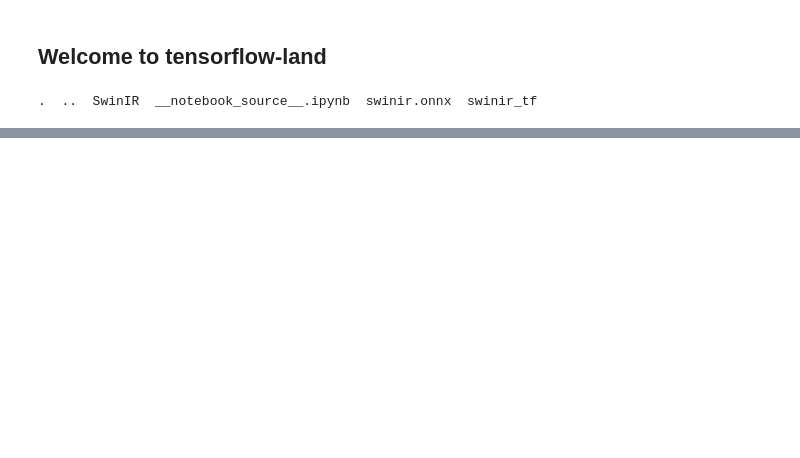
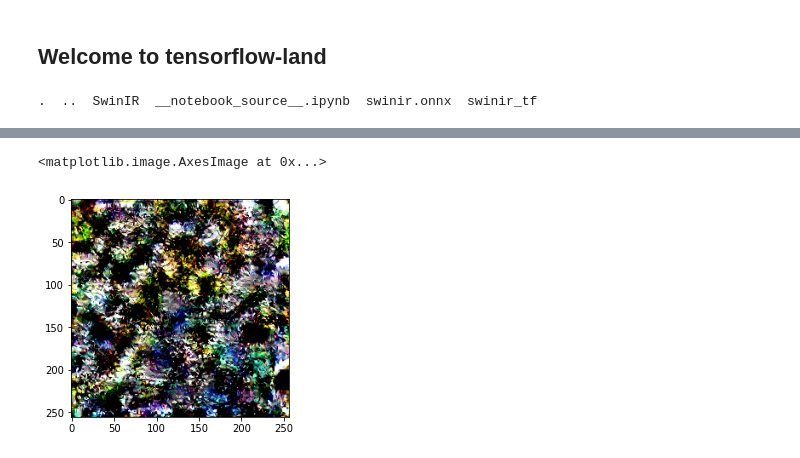
Before and after one commit to tornikeo/kaggle, a Jupyter notebook: swinir-to-tfjs.ipynb, the cells around one changed output, grey strips where cells are left out. Cells and saved outputs as stored; diff of their text form; code cells hidden in the pictures; blank space fills up the shorter version.

```diff
--- a/swinir-to-tfjs.ipynb
+++ b/swinir-to-tfjs.ipynb
@@ -356,0 +388,3 @@ model_tf.
+# %%
+# Make sure it works
+output = model_tf(image = tf.random.normal((1,3,64,64)))
@@ -357,3 +469,10 @@ model_tf.
+# %%
+x = list(output.values())[0]
+x = np.transpose(np.array(x),(0,2,3,1))
+plt.imshow(x[0])
+# %% [output]
+<matplotlib.image.AxesImage at 0x...>
+[figure, added]
 # %%
 def swinir_upsample_tf(image):
     '''
```
Also changed, not shown: parts of 31 cells of this notebook.
